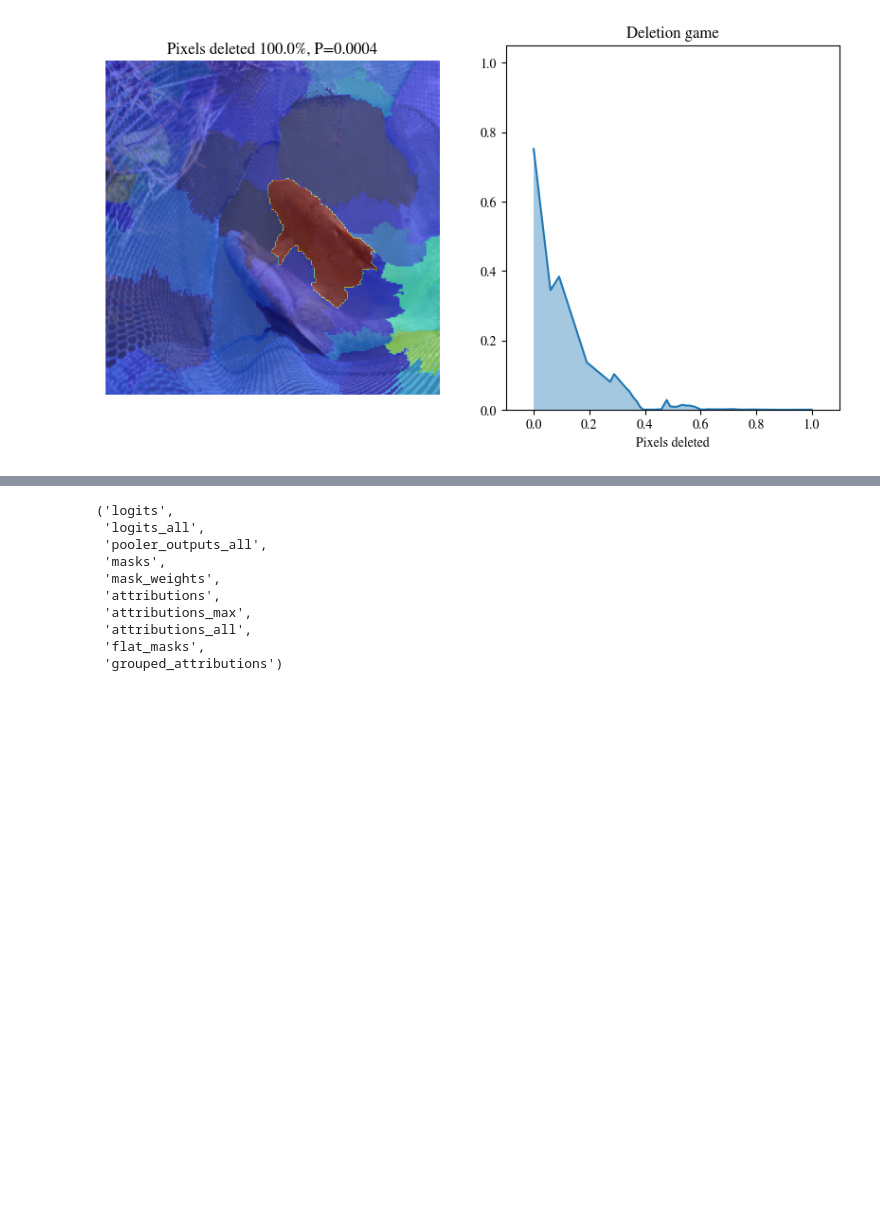
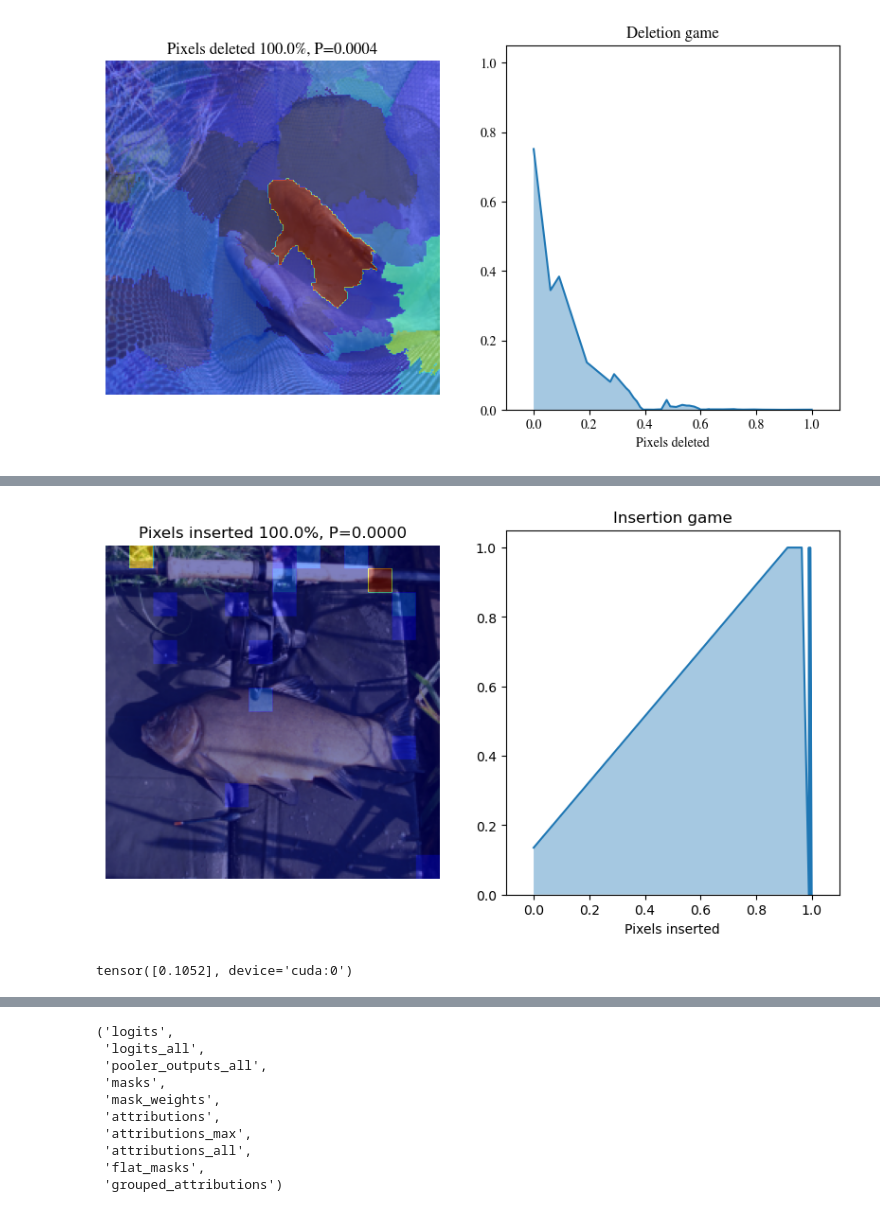
Before and after one commit to BrachioLab/sop, a Jupyter notebook: notebooks/eval_imagenet.ipynb, the cells around one changed output, grey strips where cells are left out. Saved outputs shown, nothing was run; the diff lists cells and outputs as text; code cells hidden in the pictures; blank space fills up the shorter version.

```diff
--- a/notebooks/eval_imagenet.ipynb
+++ b/notebooks/eval_imagenet.ipynb
@@ -895,0 +973,10 @@ BdbQuit:
+# %%
+gins_evaluator = GroupedInsertionCls(model)
+with torch.no_grad():
+    gins_eval_output = gins_evaluator(inputs, [masks_sort_used], masks_scores_all=[mask_weights_sort_used], return_dict=True)
+gins_evaluator.plot(denormed_img[0], gins_eval_output['used_masks'][0],
+                    gins_eval_output['scores'][0], gins_eval_output['step_sizes'][0])
+gins_eval_output['auc_score']
+# %% [output]
+[figure, added]
+tensor([0.1052], device='cuda:0')
```
Also changed, not shown: parts of 15 cells of this notebook, 9 other files.
